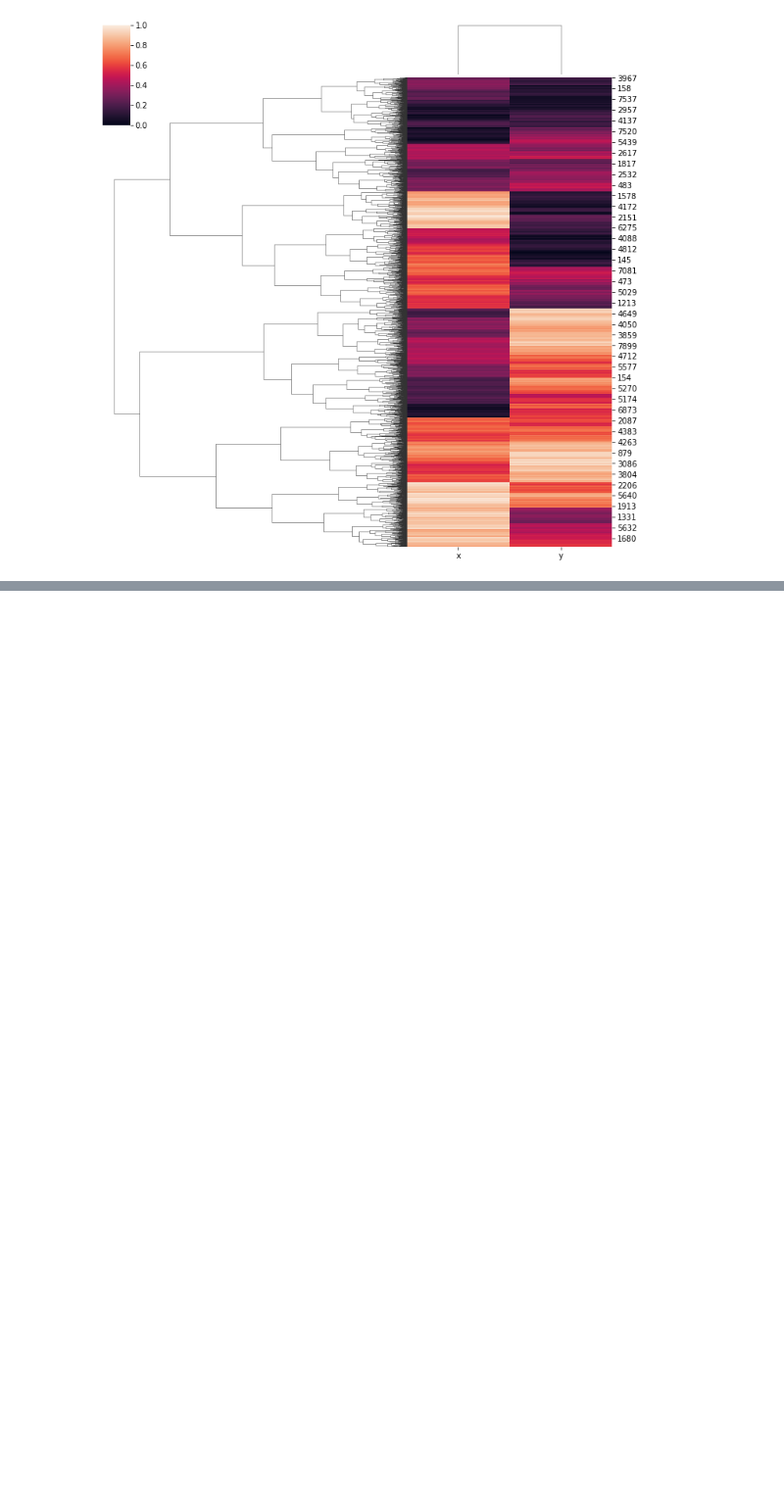
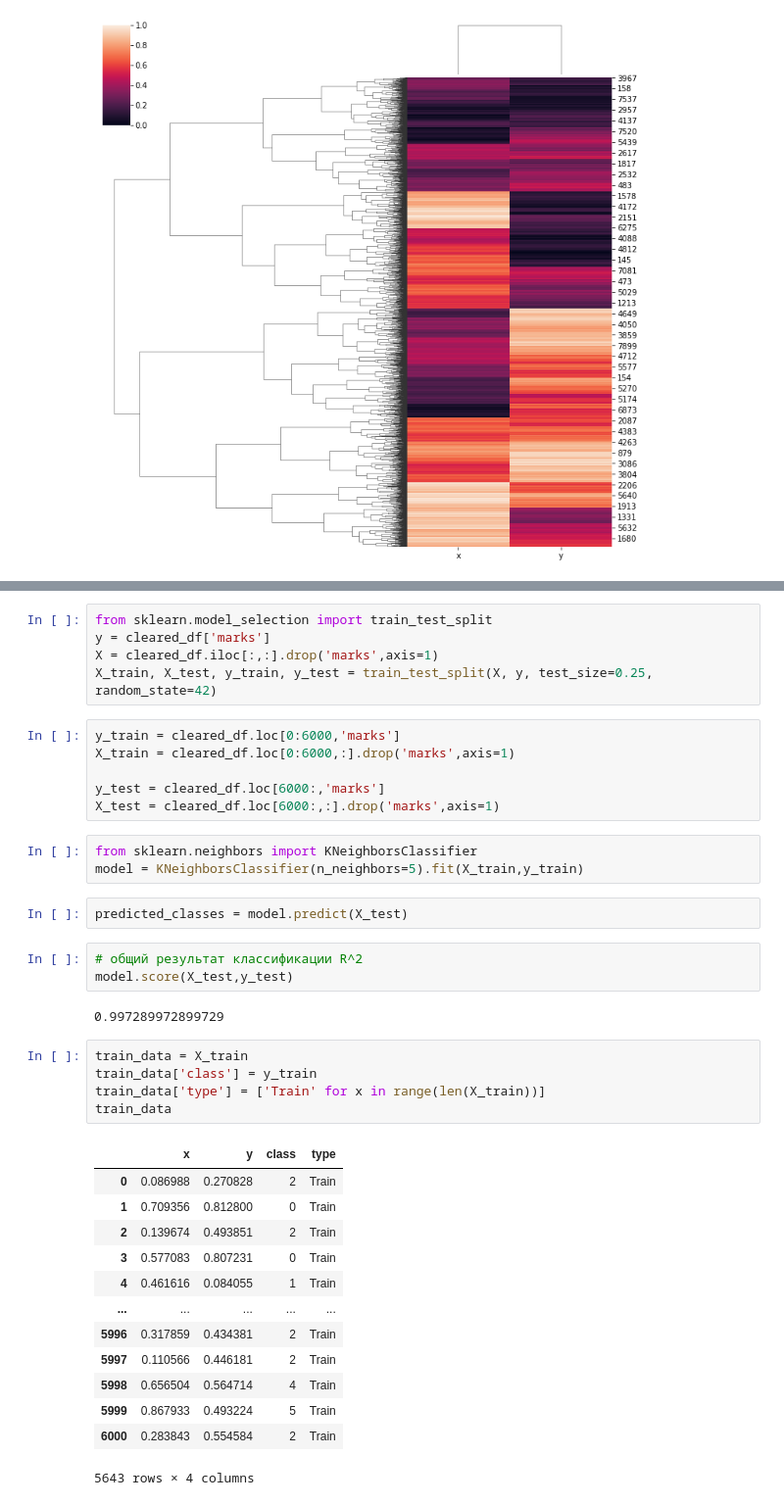
Before and after one commit to DataMathematician/PetResearch, a Jupyter notebook: l4p1.ipynb, the cells around one changed output, grey strips where cells are left out. Shown at 98% size. Drawn from its saved outputs; the diff is of its cells as text; blank space fills up the shorter version.

```diff
--- a/l4p1.ipynb
+++ b/l4p1.ipynb
@@ -196,0 +217,40 @@ standard = sns.clustermap(cleared_df.iloc[:,:-1],standard_scale=1,dendrogram_rat
+# %%
+from sklearn.model_selection import train_test_split
+y = cleared_df['marks']
+X = cleared_df.iloc[:,:].drop('marks',axis=1)
+X_train, X_test, y_train, y_test = train_test_split(X, y, test_size=0.25, random_state=42)
+# %%
+y_train = cleared_df.loc[0:6000,'marks']
+X_train = cleared_df.loc[0:6000,:].drop('marks',axis=1)
+
+y_test = cleared_df.loc[6000:,'marks']
+X_test = cleared_df.loc[6000:,:].drop('marks',axis=1)
+# %%
+from sklearn.neighbors import KNeighborsClassifier
+model = KNeighborsClassifier(n_neighbors=5).fit(X_train,y_train)
+# %%
+predicted_classes = model.predict(X_test)
+# %%
+# общий результат классификации R^2
+model.score(X_test,y_test)
+# %% [output]
+0.997289972899729
+# %%
+train_data = X_train
+train_data['class'] = y_train
+train_data['type'] = ['Train' for x in range(len(X_train))]
+train_data
+# %% [output]
+|  | x | y | class | type |
+| 0 | 0.086988 | 0.270828 | 2 | Train |
+| 1 | 0.709356 | 0.812800 | 0 | Train |
+| 2 | 0.139674 | 0.493851 | 2 | Train |
+| 3 | 0.577083 | 0.807231 | 0 | Train |
+| 4 | 0.461616 | 0.084055 | 1 | Train |
+| ... | ... | ... | ... | ... |
+| 5996 | 0.317859 | 0.434381 | 2 | Train |
+| 5997 | 0.110566 | 0.446181 | 2 | Train |
+| 5998 | 0.656504 | 0.564714 | 4 | Train |
+| 5999 | 0.867933 | 0.493224 | 5 | Train |
+| 6000 | 0.283843 | 0.554584 | 2 | Train |
+5643 rows × 4 columns
```
Also changed, not shown: parts of 7 cells of this notebook.
